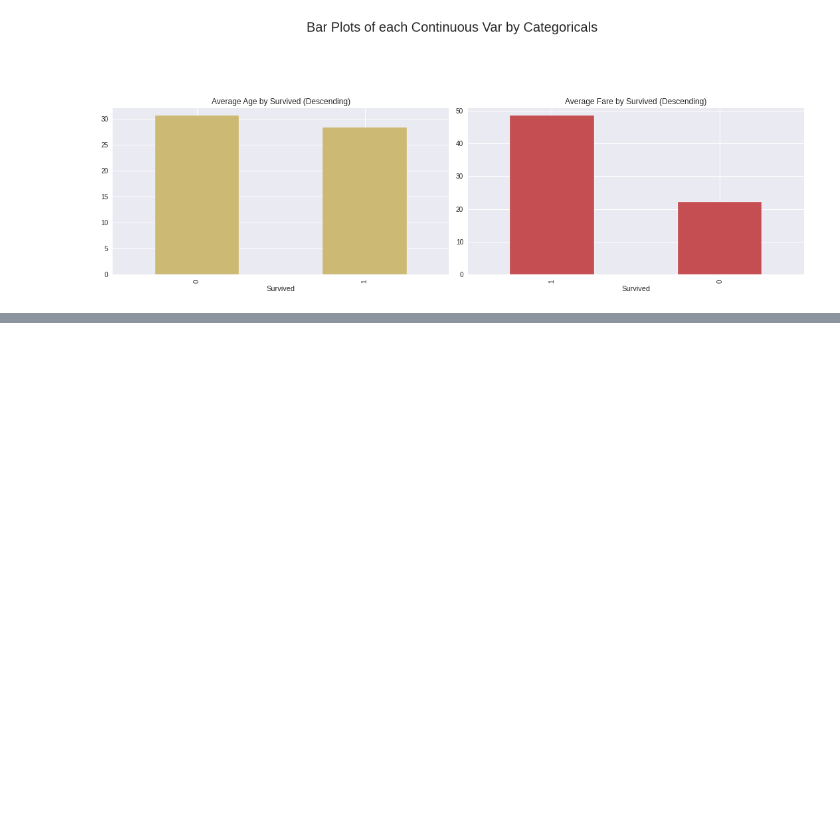
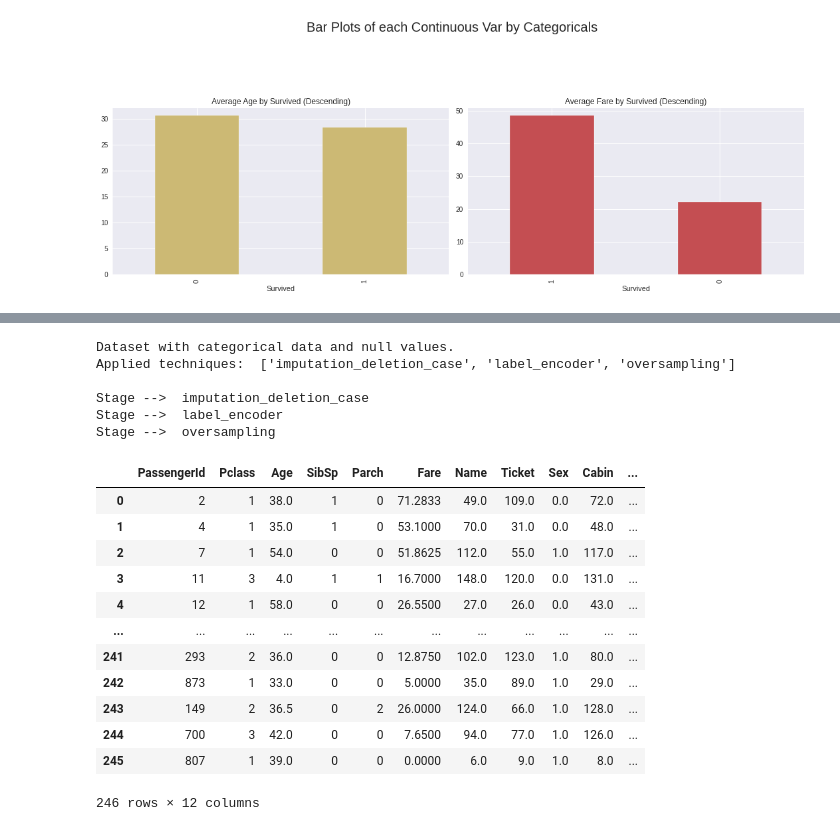
Before and after one commit to Sette/marvin-automl, a Jupyter notebook: Algorithm test.ipynb, the cells around one changed output, grey strips where cells are left out. Drawn from its saved outputs; the diff is of its cells as text; code cells hidden in the pictures; blank space fills up the shorter version.

Commit message:
Add data preparation

```diff
--- a/Algorithm test.ipynb
+++ b/Algorithm test.ipynb
@@ -154,0 +180,4 @@ Time to run AutoViz (in seconds) = 1.725
+# %%
+import pandas as pd
+titanic = pd.read_csv('/home/fernandozagatti/Área de Trabalho/Datasets e treinamento/4.csv')
+titanic.head()
@@ -154,0 +191,26 @@ Time to run AutoViz (in seconds) = 1.725
+# %%
+from marvinml.marvinautoml import get_data_preparation
+titanic, transformer = get_data_preparation(backend="data_prep", dataframe=titanic, target='Survived')
+# %% [output]
+Dataset with categorical data and null values.
+Applied techniques:  ['imputation_deletion_case', 'label_encoder', 'oversampling']
+
+Stage -->  imputation_deletion_case
+Stage -->  label_encoder
+Stage -->  oversampling
+# %%
+titanic
+# %% [output]
+|  | PassengerId | Pclass | Age | SibSp | Parch | Fare | Name | Ticket | Sex | Cabin | ... |
+| 0 | 2 | 1 | 38.0 | 1 | 0 | 71.2833 | 49.0 | 109.0 | 0.0 | 72.0 | ... |
+| 1 | 4 | 1 | 35.0 | 1 | 0 | 53.1000 | 70.0 | 31.0 | 0.0 | 48.0 | ... |
+| 2 | 7 | 1 | 54.0 | 0 | 0 | 51.8625 | 112.0 | 55.0 | 1.0 | 117.0 | ... |
+| 3 | 11 | 3 | 4.0 | 1 | 1 | 16.7000 | 148.0 | 120.0 | 0.0 | 131.0 | ... |
+| 4 | 12 | 1 | 58.0 | 0 | 0 | 26.5500 | 27.0 | 26.0 | 0.0 | 43.0 | ... |
+| ... | ... | ... | ... | ... | ... | ... | ... | ... | ... | ... | ... |
+| 241 | 293 | 2 | 36.0 | 0 | 0 | 12.8750 | 102.0 | 123.0 | 1.0 | 80.0 | ... |
+| 242 | 873 | 1 | 33.0 | 0 | 0 | 5.0000 | 35.0 | 89.0 | 1.0 | 29.0 | ... |
+| 243 | 149 | 2 | 36.5 | 0 | 2 | 26.0000 | 124.0 | 66.0 | 1.0 | 128.0 | ... |
+| 244 | 700 | 3 | 42.0 | 0 | 0 | 7.6500 | 94.0 | 77.0 | 1.0 | 126.0 | ... |
+| 245 | 807 | 1 | 39.0 | 0 | 0 | 0.0000 | 6.0 | 9.0 | 1.0 | 8.0 | ... |
+246 rows × 12 columns
```
Also changed, not shown: parts of 9 cells of this notebook, 4 other files.
